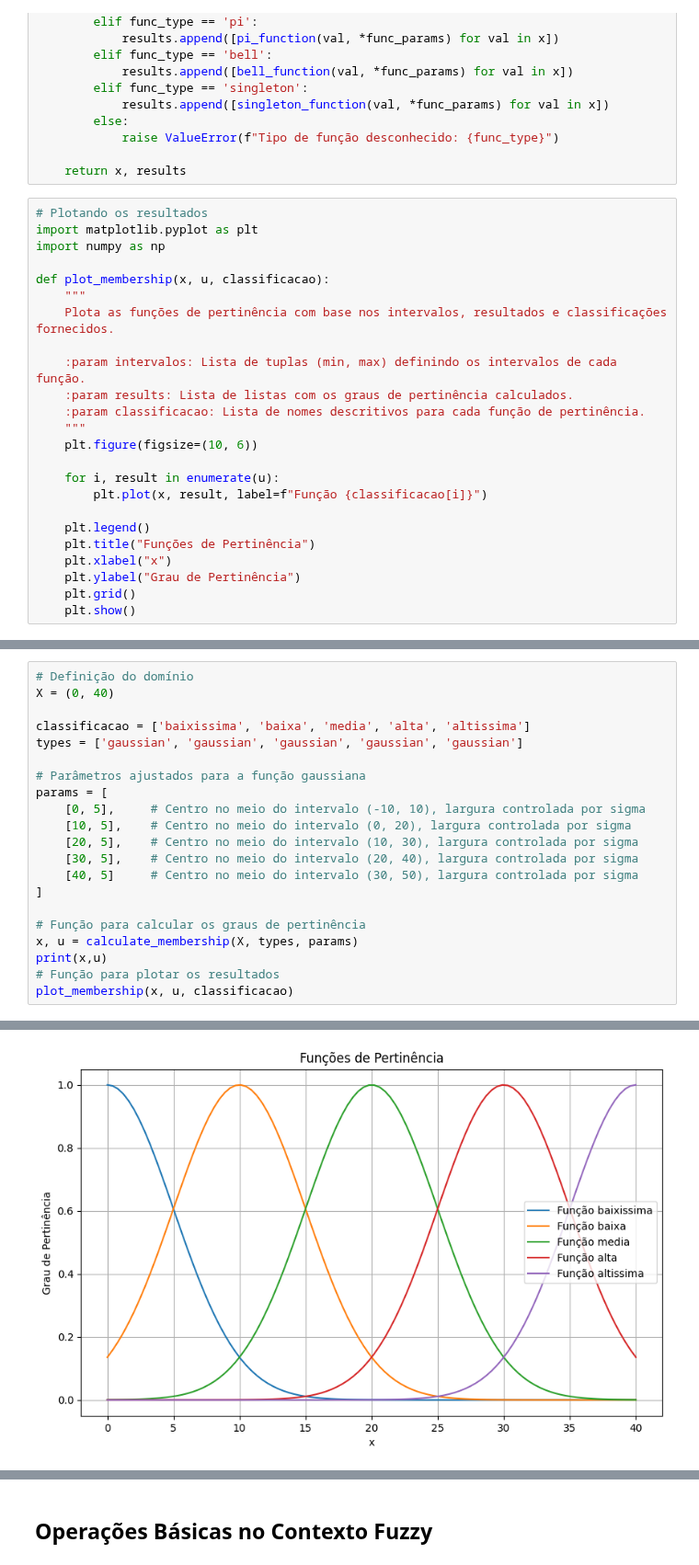
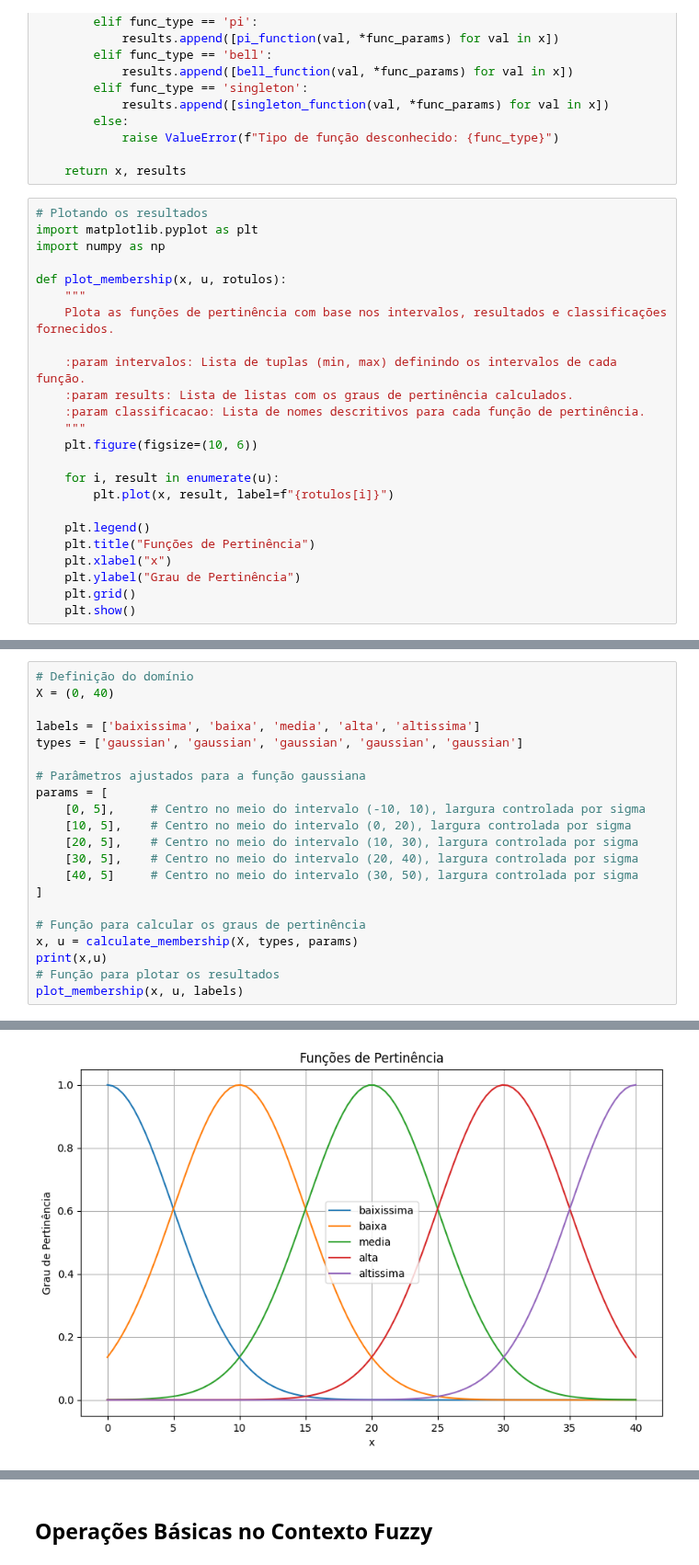
Before and after one commit to LeonardoVieiraGuimaraes/InteligenciaComputacional, a Jupyter notebook: pertinecia/pertinencia.ipynb, the cells around one changed output, grey strips where cells are left out. Shown at 92% size. Saved outputs shown, nothing was run; the diff lists cells and outputs as text.

```diff
--- a/pertinecia/pertinencia.ipynb
+++ b/pertinecia/pertinencia.ipynb
@@ -375,7 +375,7 @@ def calculate_membership(dominio, types, params):
 import matplotlib.pyplot as plt
 import numpy as np
 
-def plot_membership(x, u, classificacao):
+def plot_membership(x, u, rotulos):
     """
     Plota as funções de pertinência com base nos intervalos, resultados e classificações fornecidos.
 
@@ -386,7 +386,7 @@ def plot_membership(x, u, classificacao):
     plt.figure(figsize=(10, 6))
 
     for i, result in enumerate(u):
-        plt.plot(x, result, label=f"Função {classificacao[i]}")
+        plt.plot(x, result, label=f"{rotulos[i]}")
 
     plt.legend()
     plt.title("Funções de Pertinência")
@@ -398,39 +428,39 @@ def plot_membership(x, u, classificacao):
 # Definição do domínio
 X = (0, 40)
 
-classificacao = ['baixissima', 'baixa', 'media', 'alta', 'altissima']
+labels = ['baixissima', 'baixa', 'media', 'alta', 'altissima']
 types = ['gaussian', 'gaussian', 'gaussian', 'gaussian', 'gaussian']
 
 # Parâmetros ajustados para a função gaussiana
 params = [
     [0, 5],     # Centro no meio do intervalo (-10, 10), largura controlada por sigma
     [10, 5],    # Centro no meio do intervalo (0, 20), largura controlada por sigma
     [20, 5],    # Centro no meio do intervalo (10, 30), largura controlada por sigma
     [30, 5],    # Centro no meio do intervalo (20, 40), largura controlada por sigma
     [40, 5]     # Centro no meio do intervalo (30, 50), largura controlada por sigma
 ]
 
 # Função para calcular os graus de pertinência
 x, u = calculate_membership(X, types, params)
 print(x,u)
 # Função para plotar os resultados
-plot_membership(x, u, classificacao)
+plot_membership(x, u, labels)
 # %% [output]
 [ 0.          0.4040404   0.80808081  1.21212121  1.61616162  2.02020202
   2.42424242  2.82828283  3.23232323  3.63636364  4.04040404  4.44444444
   4.84848485  5.25252525  5.65656566  6.06060606  6.46464646  6.86868687
   7.27272727  7.67676768  8.08080808  8.48484848  8.88888889  9.29292929
   9.6969697  10.1010101  10.50505051 10.90909091 11.31313131 11.71717172
  12.12121212 12.52525253 12.92929293 13.33333333 13.73737374 14.14141414
  14.54545455 14.94949495 15.35353535 15.75757576 16.16161616 16.56565657
  16.96969697 17.37373737 17.77777778 18.18181818 18.58585859 18.98989899
  19.39393939 19.7979798  20.2020202  20.60606061 21.01010101 21.41414141
  21.81818182 22.22222222 22.62626263 23.03030303 23.43434343 23.83838384
  24.24242424 24.64646465 25.05050505 25.45454545 25.85858586 26.26262626
  26.66666667 27.07070707 27.47474747 27.87878788 28.28282828 28.68686869
  29.09090909 29.49494949 29.8989899  30.3030303  30.70707071 31.11111111
  31.51515152 31.91919192 32.32323232 32.72727273 33.13131313 33.53535354
  33.93939394 34.34343434 34.74747475 35.15151515 35.55555556 35.95959596
  36.36363636 36.76767677 37.17171717 37.57575758 37.97979798 38.38383838
  38.78787879 39.19191919 39.5959596  40.        ] [[np.float64(1.0), np.float64(0.9967403512662152), np.float64(0.9870250184978527), np.float64(0.9710427774086134), np.float64(0.9491014658430004), np. ...
-[figure, old version]
+[figure, new version]
```
Also changed, not shown: parts of 5 cells of this notebook.
